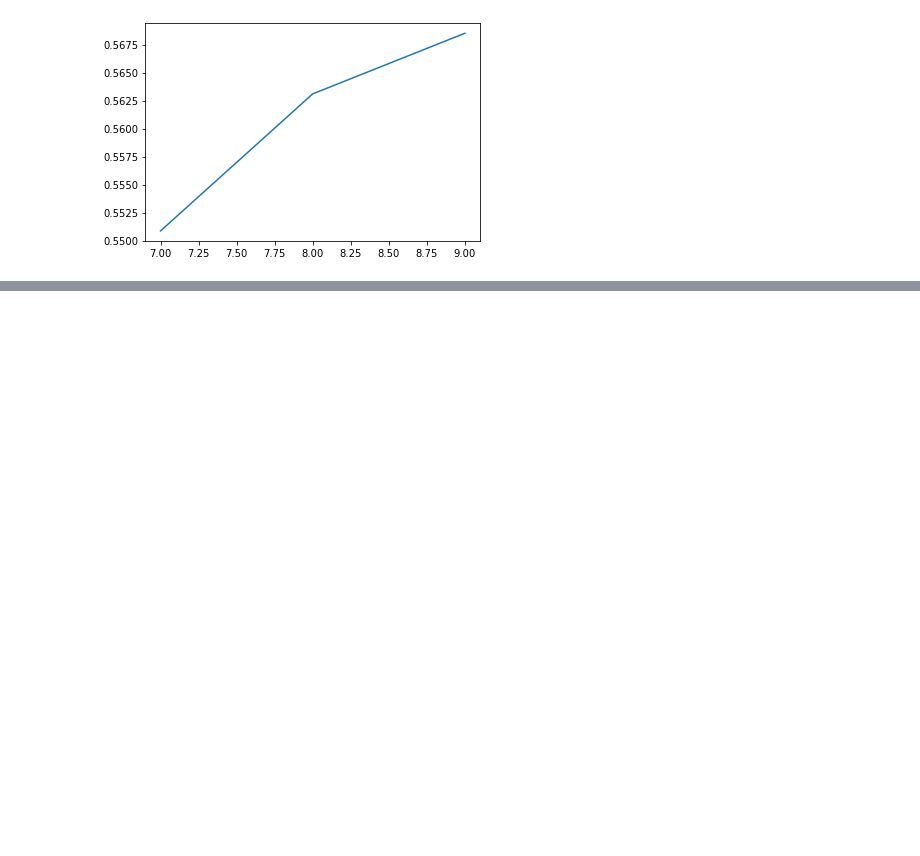
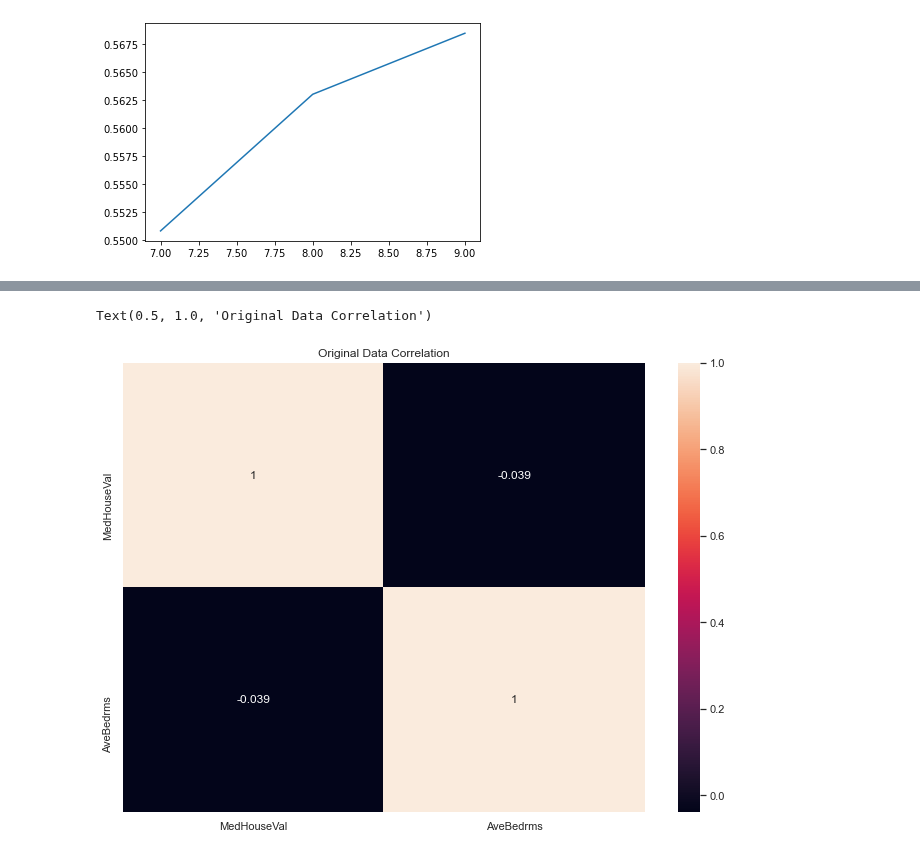
Before and after one commit to andrewmejia600/DS7333, a Jupyter notebook: CASE_STUDY_10/Case 10 Imputation.ipynb, the cells around one changed output, grey strips where cells are left out. Cells and saved outputs as stored; diff of their text form; code cells hidden in the pictures; blank space fills up the shorter version.

```diff
--- a/CASE_STUDY_10/Case 10 Imputation.ipynb
+++ b/CASE_STUDY_10/Case 10 Imputation.ipynb
@@ -357,0 +394,9 @@ df_overall[df_overall['Scenario'].str.contains("MAR")]['r2'].plot()
+# %%
+keepCols = ['MedHouseVal','AveBedrms']
+df_prt = df[keepCols]
+g = sns.set(rc={'figure.figsize':(11.7,8.27)})
+g = sns.heatmap(df_prt.corr(), annot = True, fmt='.2g')
+plt.title("Original Data Correlation")
+# %% [output]
+Text(0.5, 1.0, 'Original Data Correlation')
+[figure, added]
```
Also changed, not shown: parts of 18 cells of this notebook.
